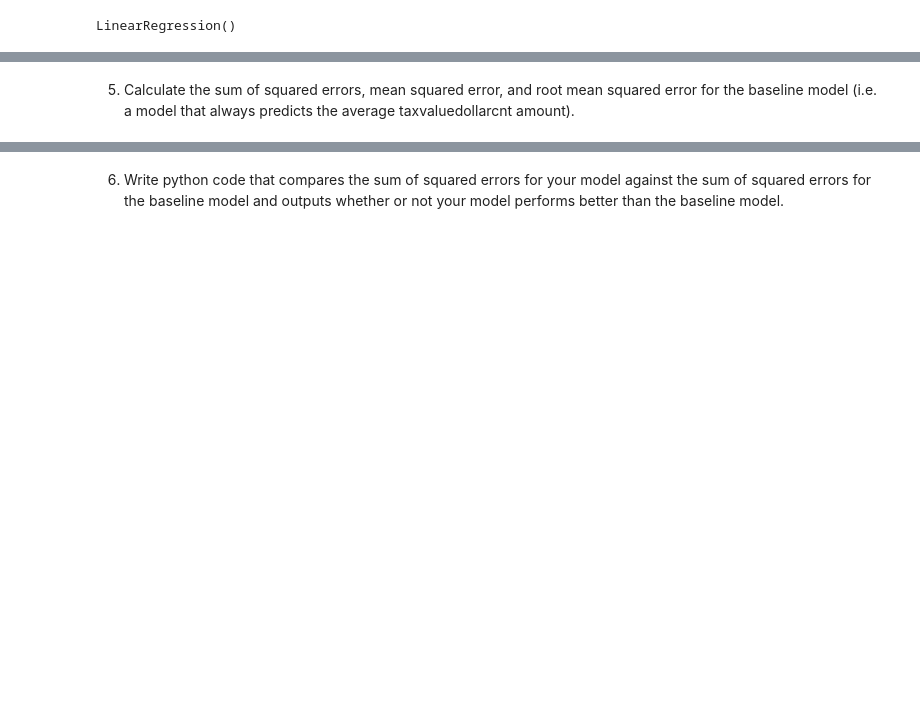
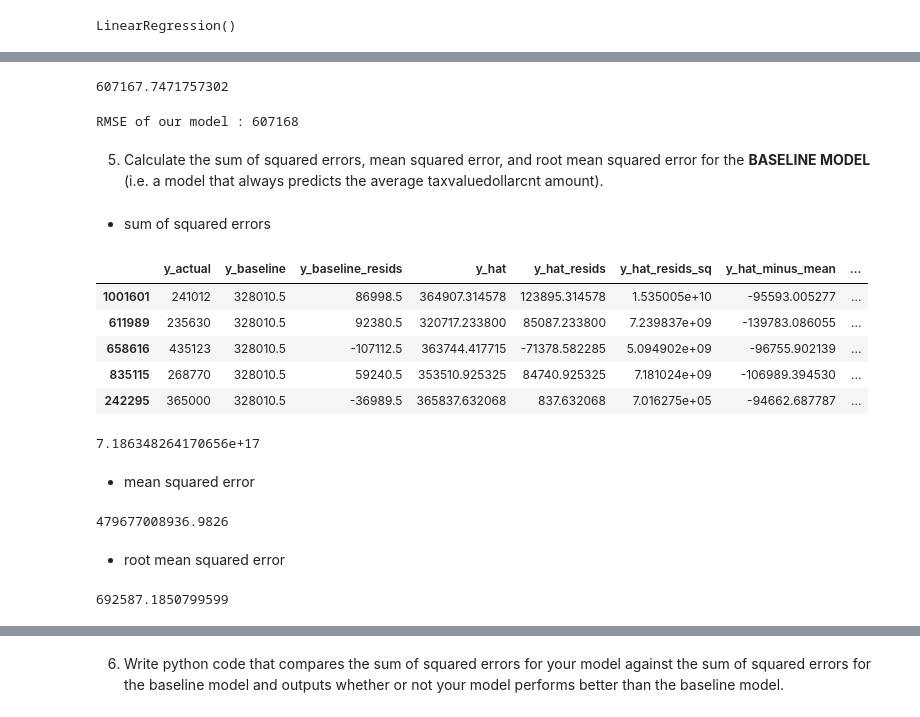
Before and after one commit to Marc-Aradillas/regression-exercises, a Jupyter notebook: evaluate.ipynb, the cells around one changed output, grey strips where cells are left out. Cells and saved outputs as stored; diff of their text form; code cells hidden in the pictures; blank space fills up the shorter version.

```diff
--- a/evaluate.ipynb
+++ b/evaluate.ipynb
@@ -96,0 +113,4 @@ Modify and add to the code above as necessary for it to work with the zillow dat
+# %%
+# calculated sse
+preds['y_hat_resids_sq'] = preds['y_hat_resids'] ** 2
+preds.head()
@@ -96,0 +132,4 @@ Modify and add to the code above as necessary for it to work with the zillow dat
+# %%
+# calculated ess for model
+preds['y_hat_minus_mean'] = preds['y_hat'] - preds['y_actual'].mean()
+preds.head()
@@ -97,2 +175,49 @@ Modify and add to the code above as necessary for it to work with the zillow dat
+# %%
+lm = LinearRegression()
+
+lm.fit(X_train, y_train)
+
+preds['y_hat'] = lm.predict(X_train)
+# %%
+rmse_model = sqrt(mean_squared_error(preds['y_actual'], preds['y_hat']))
+rmse_model
+# %% [output]
+607167.7471757302
+# %%
+print(f'RMSE of our model : {round(rmse_model)}')
+# %% [output]
+RMSE of our model : 607168
 # %% [markdown]
-5. Calculate the sum of squared errors, mean squared error, and root mean squared error for the baseline model (i.e. a model that always predicts the average taxvaluedollarcnt amount).
+5. Calculate the sum of squared errors, mean squared error, and root mean squared error for the **BASELINE MODEL** (i.e. a model that always predicts the average taxvaluedollarcnt amount).
+# %% [markdown]
+- sum of squared errors
+# %%
+# sse calculated for baseline
+preds['y_baseline_resids_sq'] = preds['y_baseline_resids'] ** 2
+preds.head()
+# %% [output]
+|  | y_actual | y_baseline | y_baseline_resids | y_hat | y_hat_resids | y_hat_resids_sq | y_hat_minus_mean | ... |
+| 1001601 | 241012 | 328010.5 | 86998.5 | 364907.314578 | 123895.314578 | 1.535005e+10 | -95593.005277 | ... |
+| 611989 | 235630 | 328010.5 | 92380.5 | 320717.233800 | 85087.233800 | 7.239837e+09 | -139783.086055 | ... |
+| 658616 | 435123 | 328010.5 | -107112.5 | 363744.417715 | -71378.582285 | 5.094902e+09 | -96755.902139 | ... |
+| 835115 | 268770 | 328010.5 | 59240.5 | 353510.925325 | 84740.925325 | 7.181024e+09 | -106989.394530 | ... |
+| 242295 | 365000 | 328010.5 | -36989.5 | 365837.632068 | 837.632068 | 7.016275e+05 | -94662.687787 | ... |
+# %%
+sse_baseline = preds.y_baseline_resids_sq.sum()
+sse_baseline
+# %% [output]
+7.186348264170656e+17
+# %% [markdown]
+- mean squared error
+# %%
+mse_baseline = sse_baseline/len(preds)
+mse_baseline
+# %% [output]
+479677008936.9826
+# %% [markdown]
+- root mean squared error
+# %%
+rmse_baseline = sqrt(mse_baseline)
+rmse_baseline
+# %% [output]
+692587.1850799599
```
Also changed, not shown: parts of 27 cells of this notebook.
